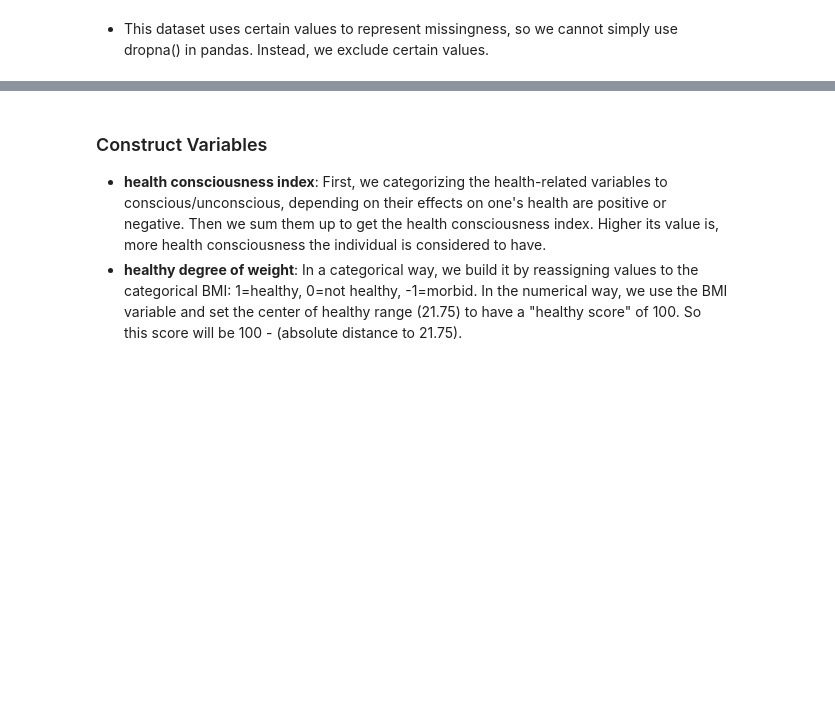
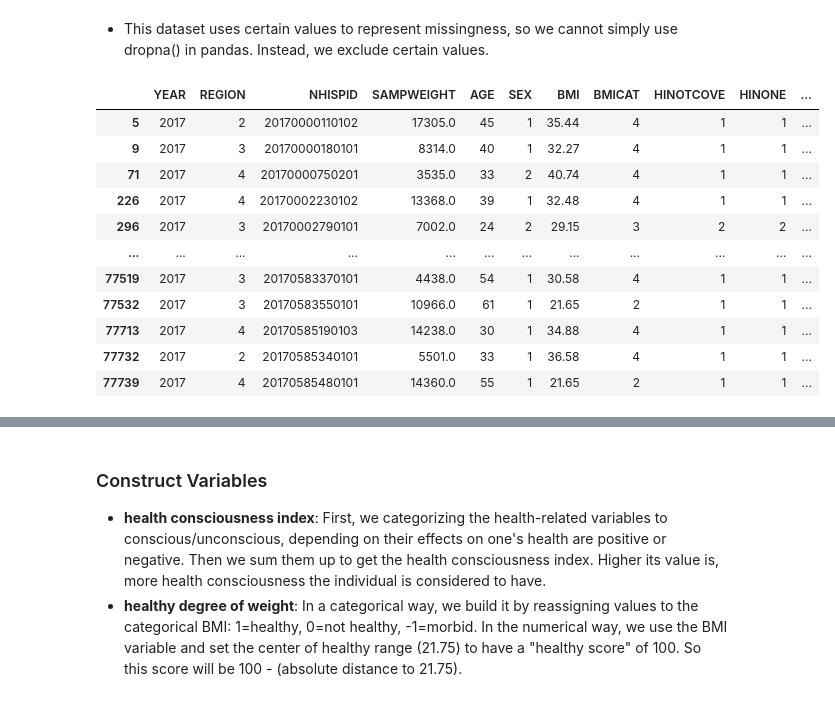
Before and after one commit to RosiePeng1/COGS108-Project, a Jupyter notebook: DataCheckpointGroup_Sp23_cogs108project.ipynb, the cells around one changed output, grey strips where cells are left out. Cells and saved outputs as stored; diff of their text form; code cells hidden in the pictures; blank space fills up the shorter version.

```diff
--- a/DataCheckpointGroup_Sp23_cogs108project.ipynb
+++ b/DataCheckpointGroup_Sp23_cogs108project.ipynb
@@ -137,0 +107,93 @@ data = data.loc[(data['PCLOOKHELYR']!=0) & (data['PCLOOKHELYR']<30)]
+# %%
+##dropping useless variables
+data = df.drop(columns=["PX", "PERWEIGHT", "ASTATFLG", "CSTATFLG", "MCAIDPREM", "QUITYRS"])
+## clean dataset by remove the rows that contains BMI = 0 and over 99 is unknown
+data = data.loc[(df['BMI']!=0) & (df['BMI']<99)]
+
+## for HINOTCOVE, 9 = dont know we need to get rid of that
+data = data.loc[(data['HINOTCOVE']!=9)]
+
+## for HINONE, 7 = refused to answer 9 = dont know we need to get rid of that
+data = data.loc[(data['HINONE']!=9) & data['HINONE']!=7]
+
+## for HIP1COST higher than 99997 are useless data
+data = data.loc[(data['HIP1COST']<99997)]
+
+## ALC5UPYR over 990 are useless data
+data = data.loc[(data['ALC5UPYR']<990)]
+
+## ALCAMT over 96 are useless
+data = data.loc[(data['ALCAMT']<96)]
+
+## CIGDAYMO over 90 are missing data
+data = data.loc[(data['CIGDAYMO']<90)]
+
+## QUITNO over 900 are missing
+data = data.loc[(data['QUITNO']<900)]
+
+## QUITTP over 6 are missing
+data = data.loc[(data['QUITTP']<6)]
+
+## SMOKFREQNOW over 5 are missing data
+data = data.loc[(data['SMOKFREQNOW']<5)]
+
+## For MOD10FWK, 0=not apply and 97+ are missing values, so we remove them.
+data = data.loc[(data['MOD10FWK']!=0) & (data['MOD10FWK']<97)]
+def MOD_PA(num):
+    if num >= 95:
+        return 0
+    elif num == 94:
+        return 1
+    else:
+        return num
+data['MOD10FWK'] = data['MOD10FWK'].apply(MOD_PA)
+
+## For VIG10FWK, 0=not apply and 97+ are missing values, so we remove them.
+data = data.loc[(data['VIG10FWK']!=0) & (data['VIG10FWK']<97)]
+data['VIG10FWK'] = df['VIG10FWK'].apply(MOD_PA)
+
+## For STRONGFWK, 0=not apply and 97+ are missing values, so we remove them.
+data = data.loc[(df['STRONGFWK']!=0) & (df['STRONGFWK']<97)]
+data['STRONGFWK'] = data['STRONGFWK'].apply(MOD_PA)
+
+## For DIETDYR, 0=not apply and 5+ are missing values, so we remove them.
+data = data.loc[(data['DIETDYR']!=0) & (data['DIETDYR']<5)]
+
+## For WTPROGDYR, 0=not apply and 5+ are missing values, so we remove them.
+data = data.loc[(data['WTPROGDYR']!=0) & (data['WTPROGDYR']<5)]
+
+## For DIETNOW, 0=not apply and 5+ are missing values, so we remove them.
+data = data.loc[(data['DIETNOW']!=0) & (data['DIETNOW']<5)]
+
+## For WTPROGNOW, 0=not apply and 5+ are missing values, so we remove them.
+data = data.loc[(data['WTPROGNOW']!=0) & (data['WTPROGNOW']<5)]
+
+## For HRSLEEP, 0=not apply and 30+ are missing values, so we remove them.
+data = data.loc[(data['HRSLEEP']!=0) & (data['HRSLEEP']<30)]
+
+## For PCLOOKHELYR, 0=not apply and 5+ are missing values, so we remove them.
+data = data.loc[(data['PCLOOKHELYR']!=0) & (data['PCLOOKHELYR']<5)]
+
+## since the insurance cost gap is huge, thus change it into categorical data, where 1 = paying over $1000, 0 = under $1000, -1 = not paying at all
+def cost_cat(cost):
+    if cost>= 1000:
+        return 1
+    elif cost<=0:
+        return -1
+    else:
+        return 0
+data['HIP1COST'] = data['HIP1COST'].apply(cost_cat)
+data
+# %% [output]
+|  | YEAR | REGION | NHISPID | SAMPWEIGHT | AGE | SEX | BMI | BMICAT | HINOTCOVE | HINONE | ... |
+| 5 | 2017 | 2 | 20170000110102 | 17305.0 | 45 | 1 | 35.44 | 4 | 1 | 1 | ... |
+| 9 | 2017 | 3 | 20170000180101 | 8314.0 | 40 | 1 | 32.27 | 4 | 1 | 1 | ... |
+| 71 | 2017 | 4 | 20170000750201 | 3535.0 | 33 | 2 | 40.74 | 4 | 1 | 1 | ... |
+| 226 | 2017 | 4 | 20170002230102 | 13368.0 | 39 | 1 | 32.48 | 4 | 1 | 1 | ... |
+| 296 | 2017 | 3 | 20170002790101 | 7002.0 | 24 | 2 | 29.15 | 3 | 2 | 2 | ... |
+| ... | ... | ... | ... | ... | ... | ... | ... | ... | ... | ... | ... |
+| 77519 | 2017 | 3 | 20170583370101 | 4438.0 | 54 | 1 | 30.58 | 4 | 1 | 1 | ... |
+| 77532 | 2017 | 3 | 20170583550101 | 10966.0 | 61 | 1 | 21.65 | 2 | 1 | 1 | ... |
+| 77713 | 2017 | 4 | 20170585190103 | 14238.0 | 30 | 1 | 34.88 | 4 | 1 | 1 | ... |
+| 77732 | 2017 | 2 | 20170585340101 | 5501.0 | 33 | 1 | 36.58 | 4 | 1 | 1 | ... |
+| 77739 | 2017 | 4 | 20170585480101 | 14360.0 | 55 | 1 | 21.65 | 2 | 1 | 1 | ... |
```
Also changed, not shown: parts of 4 cells of this notebook.
